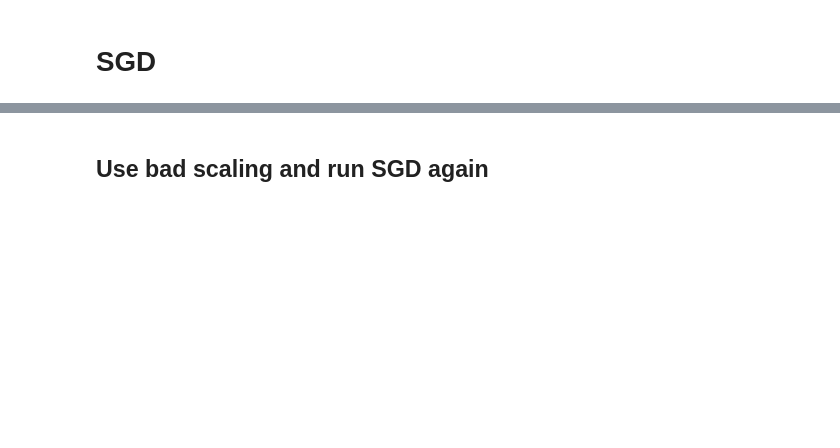
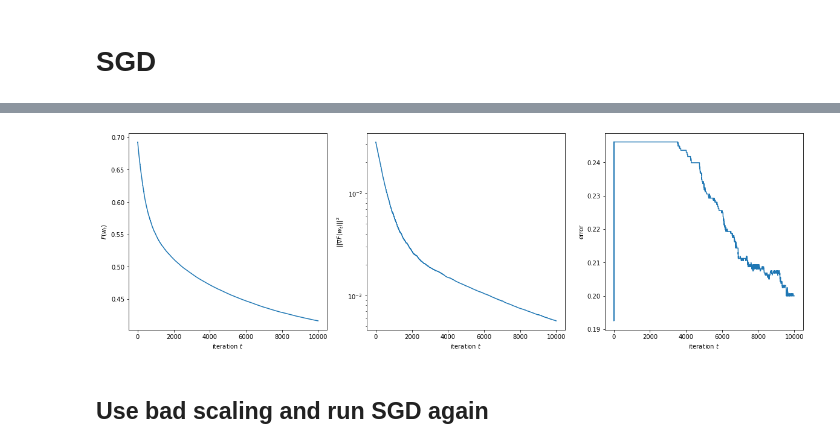
Before and after one commit to zeligism/PrecondUpdate, a Jupyter notebook: Scaled_VR_Methods.ipynb, the cells around one changed output, grey strips where cells are left out. Drawn from its saved outputs; the diff is of its cells as text; code cells hidden in the pictures; blank space fills up the shorter version.

```diff
--- a/Scaled_VR_Methods.ipynb
+++ b/Scaled_VR_Methods.ipynb
@@ -201,0 +205,6 @@ Wall time: 6.5 s
+# %%
+%%time
+print("using a bigger batch size")
+_, data = SGD(X,y,BS=10)
+plot_data(data)
+# %% [output]
@@ -202,3 +214,4 @@ Wall time: 6.5 s
+[figure, added]
 # %% [markdown]
 ## Use bad scaling and run SGD again
 # %%
```
Also changed, not shown: parts of 41 cells of this notebook.
